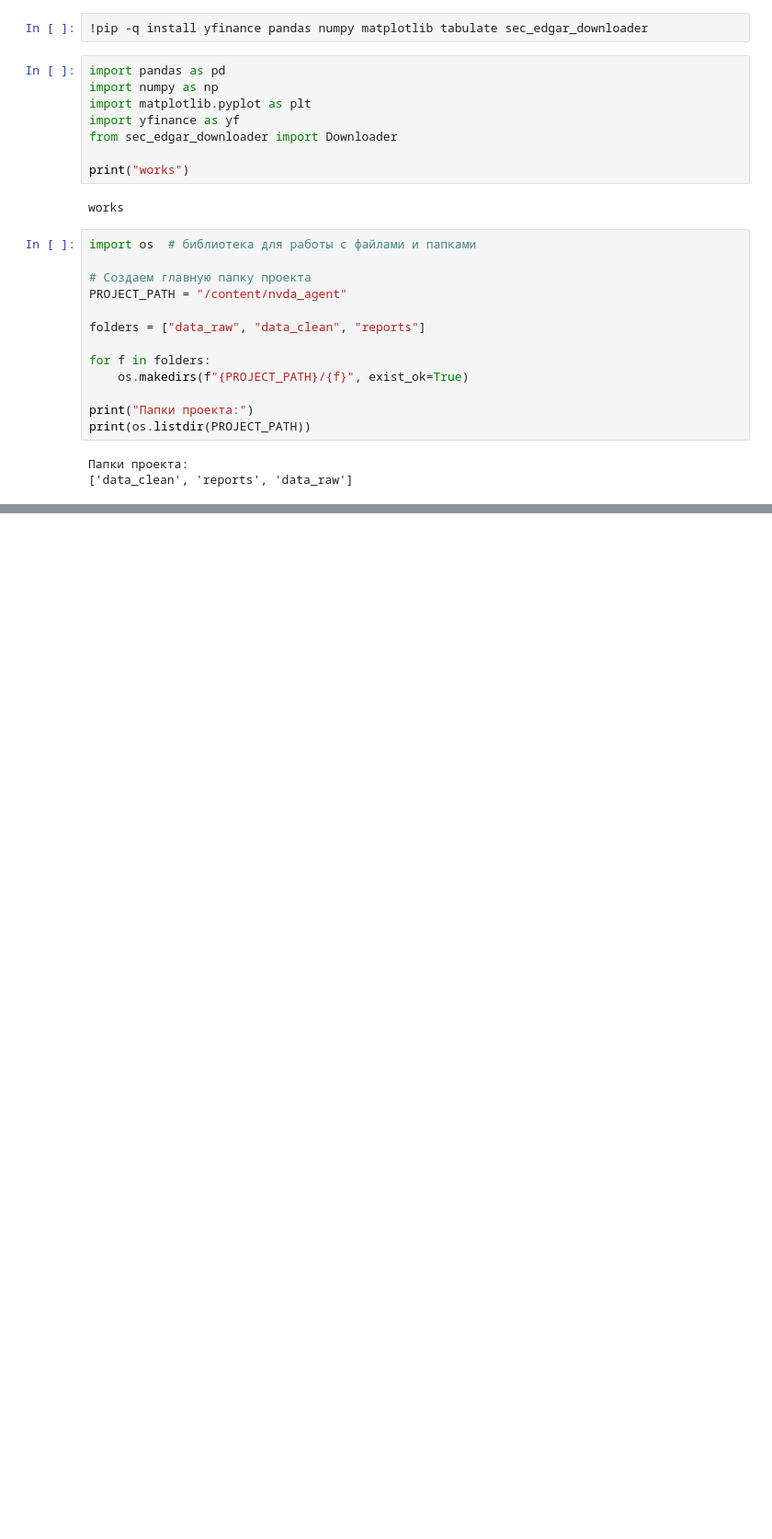
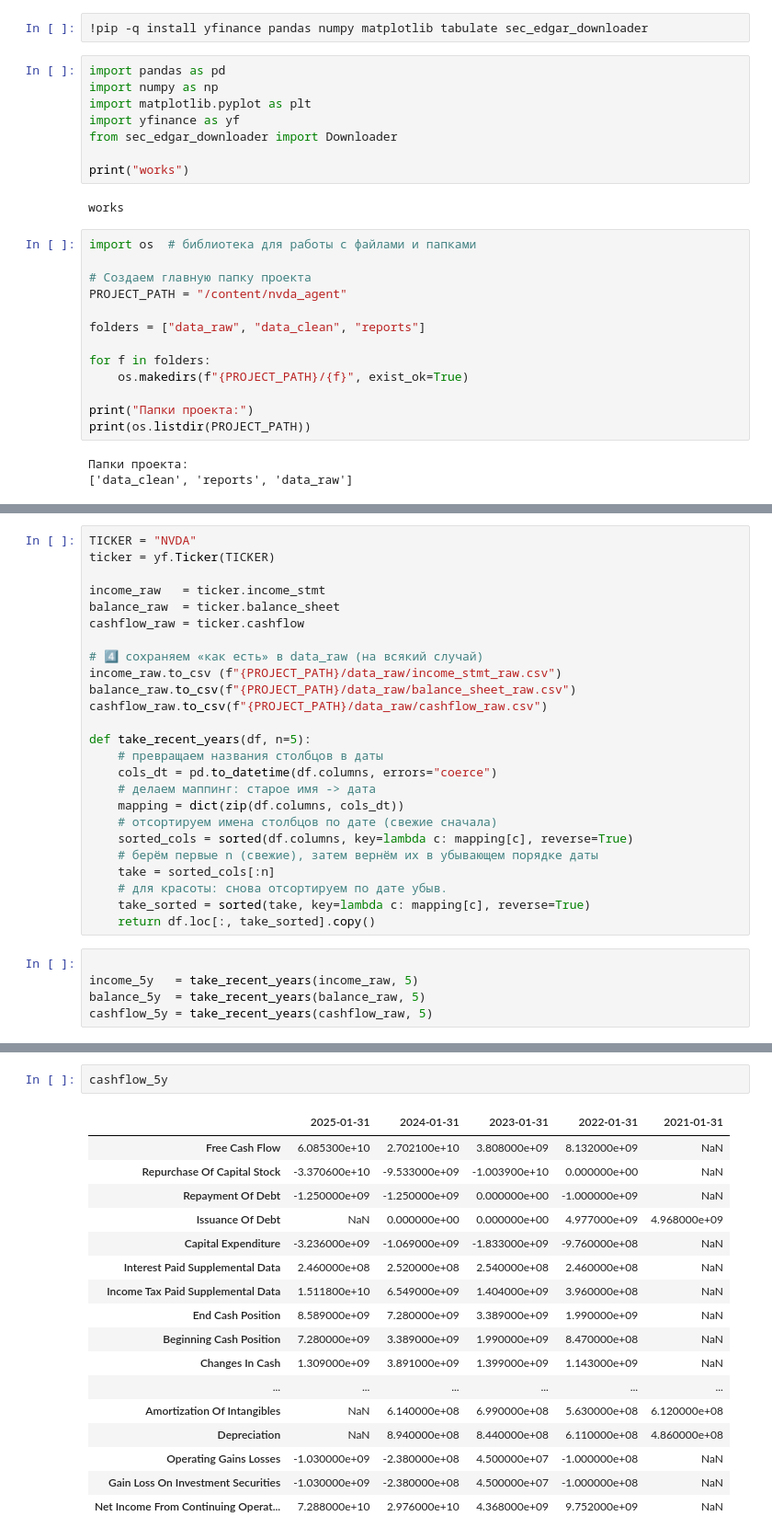
Before and after one commit to Idaliya19/Fin-markets, a Jupyter notebook: Fundamental_Idaliia.ipynb, the cells around one changed output, grey strips where cells are left out. Shown at 92% size. Saved outputs shown, nothing was run; the diff lists cells and outputs as text; blank space fills up the shorter version.

```diff
--- a/Fundamental_Idaliia.ipynb
+++ b/Fundamental_Idaliia.ipynb
@@ -79,0 +31,30 @@ income_stmt.head()
+# %%
+TICKER = "NVDA"
+ticker = yf.Ticker(TICKER)
+
+income_raw   = ticker.income_stmt
+balance_raw  = ticker.balance_sheet
+cashflow_raw = ticker.cashflow
+
+# 4️⃣ сохраняем «как есть» в data_raw (на всякий случай)
+income_raw.to_csv (f"{PROJECT_PATH}/data_raw/income_stmt_raw.csv")
+balance_raw.to_csv(f"{PROJECT_PATH}/data_raw/balance_sheet_raw.csv")
+cashflow_raw.to_csv(f"{PROJECT_PATH}/data_raw/cashflow_raw.csv")
+
+def take_recent_years(df, n=5):
+    # превращаем названия столбцов в даты
+    cols_dt = pd.to_datetime(df.columns, errors="coerce")
+    # делаем маппинг: старое имя -> дата
+    mapping = dict(zip(df.columns, cols_dt))
+    # отсортируем имена столбцов по дате (свежие сначала)
+    sorted_cols = sorted(df.columns, key=lambda c: mapping[c], reverse=True)
+    # берём первые n (свежие), затем вернём их в убывающем порядке даты
+    take = sorted_cols[:n]
+    # для красоты: снова отсортируем по дате убыв.
+    take_sorted = sorted(take, key=lambda c: mapping[c], reverse=True)
+    return df.loc[:, take_sorted].copy()
+# %%
+
+income_5y   = take_recent_years(income_raw, 5)
+balance_5y  = take_recent_years(balance_raw, 5)
+cashflow_5y = take_recent_years(cashflow_raw, 5)
@@ -79,0 +72,20 @@ income_stmt.head()
+# %%
+cashflow_5y
+# %% [output]
+|  | 2025-01-31 | 2024-01-31 | 2023-01-31 | 2022-01-31 | 2021-01-31 |
+| Free Cash Flow | 6.085300e+10 | 2.702100e+10 | 3.808000e+09 | 8.132000e+09 | NaN |
+| Repurchase Of Capital Stock | -3.370600e+10 | -9.533000e+09 | -1.003900e+10 | 0.000000e+00 | NaN |
+| Repayment Of Debt | -1.250000e+09 | -1.250000e+09 | 0.000000e+00 | -1.000000e+09 | NaN |
+| Issuance Of Debt | NaN | 0.000000e+00 | 0.000000e+00 | 4.977000e+09 | 4.968000e+09 |
+| Capital Expenditure | -3.236000e+09 | -1.069000e+09 | -1.833000e+09 | -9.760000e+08 | NaN |
+| Interest Paid Supplemental Data | 2.460000e+08 | 2.520000e+08 | 2.540000e+08 | 2.460000e+08 | NaN |
+| Income Tax Paid Supplemental Data | 1.511800e+10 | 6.549000e+09 | 1.404000e+09 | 3.960000e+08 | NaN |
+| End Cash Position | 8.589000e+09 | 7.280000e+09 | 3.389000e+09 | 1.990000e+09 | NaN |
+| Beginning Cash Position | 7.280000e+09 | 3.389000e+09 | 1.990000e+09 | 8.470000e+08 | NaN |
+| Changes In Cash | 1.309000e+09 | 3.891000e+09 | 1.399000e+09 | 1.143000e+09 | NaN |
+| ... | ... | ... | ... | ... | ... |
+| Amortization Of Intangibles | NaN | 6.140000e+08 | 6.990000e+08 | 5.630000e+08 | 6.120000e+08 |
+| Depreciation | NaN | 8.940000e+08 | 8.440000e+08 | 6.110000e+08 | 4.860000e+08 |
+| Operating Gains Losses | -1.030000e+09 | -2.380000e+08 | 4.500000e+07 | -1.000000e+08 | NaN |
+| Gain Loss On Investment Securities | -1.030000e+09 | -2.380000e+08 | 4.500000e+07 | -1.000000e+08 | NaN |
+| Net Income From Continuing Operat... | 7.288000e+10 | 2.976000e+10 | 4.368000e+09 | 9.752000e+09 | NaN |
```
Also changed, not shown: parts of 8 cells of this notebook.
